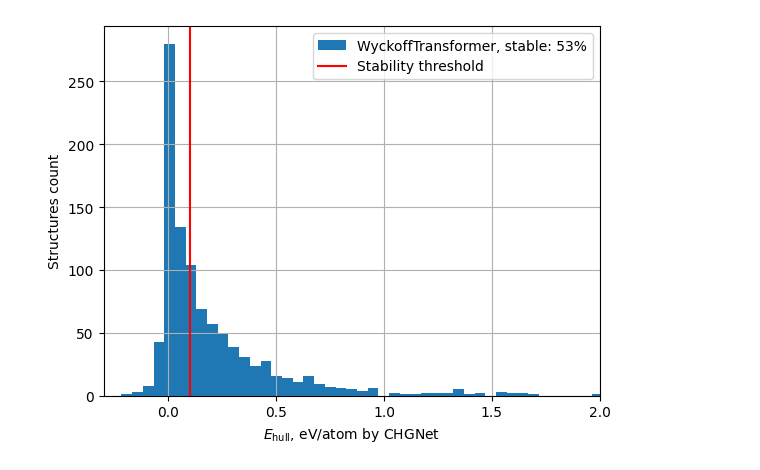
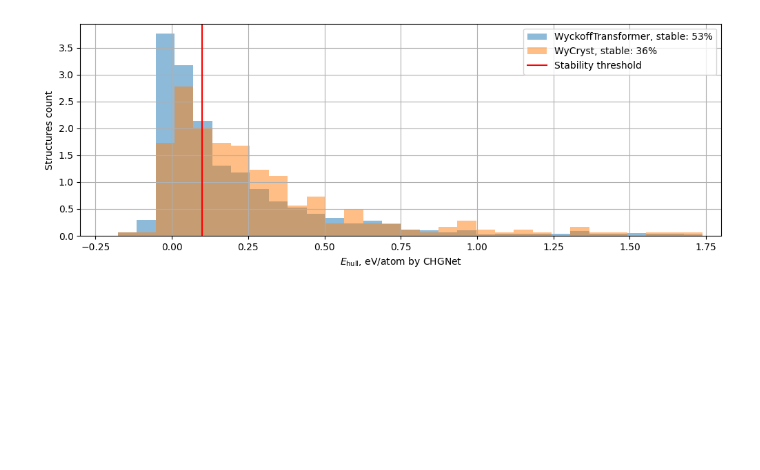
Before and after one commit to kedhip/WyckoffTransformer, a Jupyter notebook: WyCryst_vs_WyckoffTransformer_E_hull.ipynb, the cells around one changed output. Cells and saved outputs as stored; diff of their text form; code cells hidden in the pictures; blank space fills up the shorter version.

Commit message:
Novel-only analysis

```diff
--- a/WyCryst_vs_WyckoffTransformer_E_hull.ipynb
+++ b/WyCryst_vs_WyckoffTransformer_E_hull.ipynb
@@ -5,0 +7,7 @@ wt_data = pd.read_csv(Path("generated", "WyckoffTransformer_mp_20_biternary_rela
+# %%
+import gzip
+import pickle
+from wyckoff_transformer.evaluation import StatisticalEvaluator
+with gzip.open(Path("cache", "mp_20_biternary", "data.pkl.gz"), "rb") as f:
+    datasets_pd = pickle.load(f)
+evaluator = StatisticalEvaluator(datasets_pd["test"], pd.concat([datasets_pd["train"], datasets_pd["val"]], axis=0))
@@ -5,0 +23,8 @@ wt_data = pd.read_csv(Path("generated", "WyckoffTransformer_mp_20_biternary_rela
+# %%
+import json
+from typing import Dict
+with gzip.open(GENERATED_PATH / "WyckoffTransformer_mp_20_biternary.json.gz", "rt") as f:
+    generated_wyckoff_transformer = pd.read_json(f)
+def check_novelty_record(record: Dict) -> bool:
+    return evaluator.generated_to_fingerprint(record) not in evaluator.train_fingerprints
+generated_wyckoff_transformer["is_novel"] = generated_wyckoff_transformer.apply(check_novelty_record, axis=1)
@@ -5,0 +50,16 @@ wt_data = pd.read_csv(Path("generated", "WyckoffTransformer_mp_20_biternary_rela
+# %%
+wt_data["is_novel"] = generated_wyckoff_transformer["is_novel"]
+wt_data = wt_data[wt_data["is_novel"]]
+# %%
+from wyckoff_transformer.evaluation import wycryst_to_pyxtal_dict
+def check_novelty_wycryst(record):
+    pyxtal_dict = wycryst_to_pyxtal_dict(record)
+    if pyxtal_dict is None:
+        return False
+    return evaluator.generated_to_fingerprint(pyxtal_dict) not in evaluator.train_fingerprints
+wycryst_genes_raw['is_novel'] = wycryst_genes_raw.apply(check_novelty_wycryst, axis=1)
+wycryst_genes_raw.reset_index(inplace=True, drop=True)
+wc_data["is_novel"] = wycryst_genes_raw["is_novel"]
+wc_data["reconstructed_formula"] = wycryst_genes_raw["reconstructed_formula"]
+assert (wc_data["reconstructed_formula"] == wc_data["formula"].map(lambda x: x.replace(" ", ""))).all()
+wc_data = wc_data.loc[wc_data["is_novel"]]
@@ -6,13 +75,18 @@ wt_data = pd.read_csv(Path("generated", "WyckoffTransformer_mp_20_biternary_rela
 # %%
 import matplotlib.pyplot as plt
-fig, ax = plt.subplots()
-wt_data.corrected_chgnet_ehull.hist(bins=200, ax=ax,
+import numpy as np
+fig, ax = plt.subplots(figsize=(12, 4))
+bins=np.linspace(-0.3, 1.8, 35)
+wt_data.corrected_chgnet_ehull.hist(bins=bins, ax=ax,
     label=f"WyckoffTransformer, stable: {100*(wt_data.corrected_chgnet_ehull < 0.1).sum()/len(wt_data):.0f}%",
-    color="tab:blue")
+    color="tab:blue", density=True, alpha=0.5)
+wc_data.corrected_chgnet_ehull.hist(bins=bins, ax=ax,
+    label=f"WyCryst, stable: {100*(wc_data.corrected_chgnet_ehull < 0.1).sum()/len(wc_data):.0f}%",
+    color="tab:orange", alpha=0.5, density=True)
 ax.set_xlabel("$E_\\text{hull}$, eV/atom by CHGNet")
 ax.set_ylabel("Structures count")
 ax.axvline(0.1, color="red", label="Stability threshold")
-ax.set_xlim((-0.3, 2))
+ax.set_xlim((-0.3, 1.8))
 ax.legend();
 # %% [output]
-[figure, old version]
+[figure, new version]
```
Also changed, not shown: parts of 5 cells of this notebook, 10 other files.
